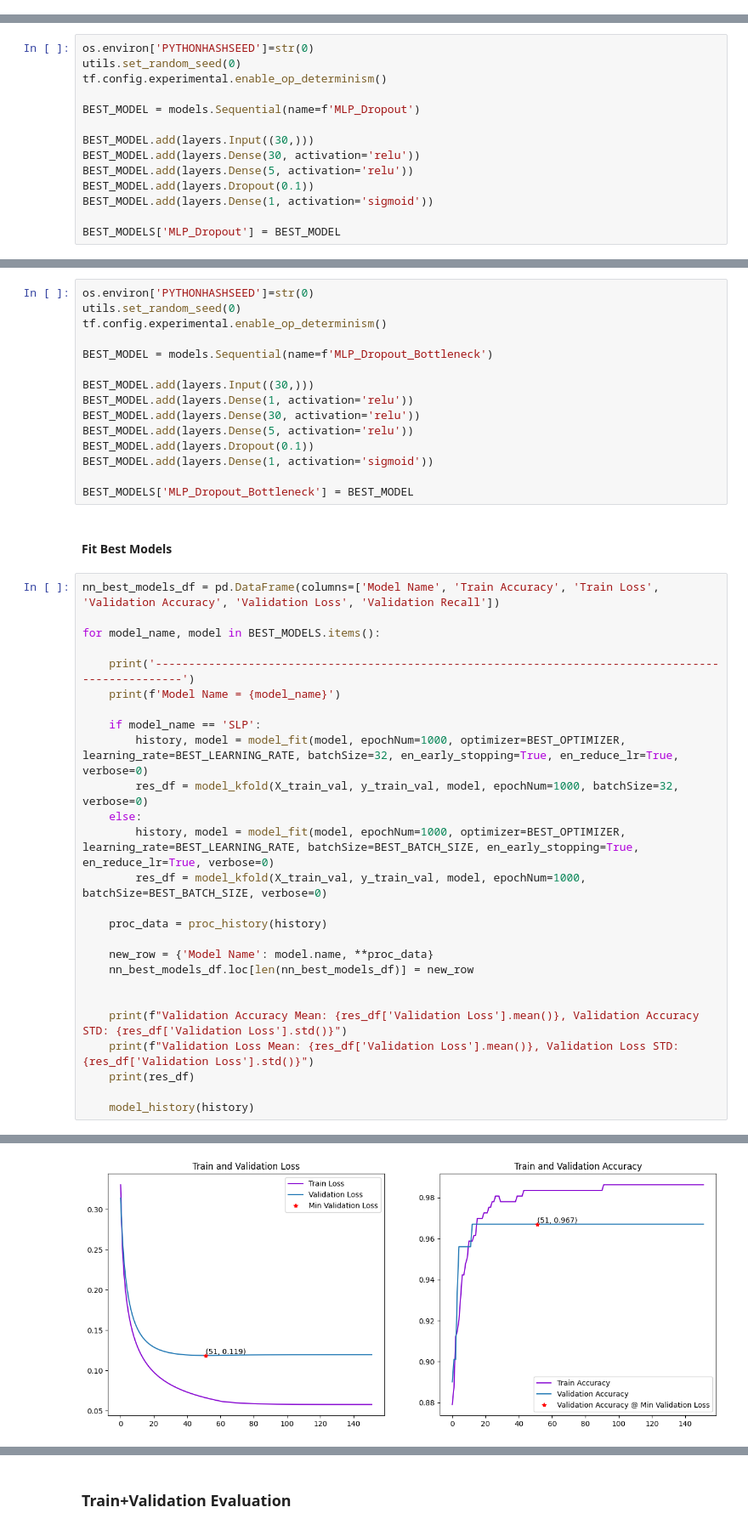
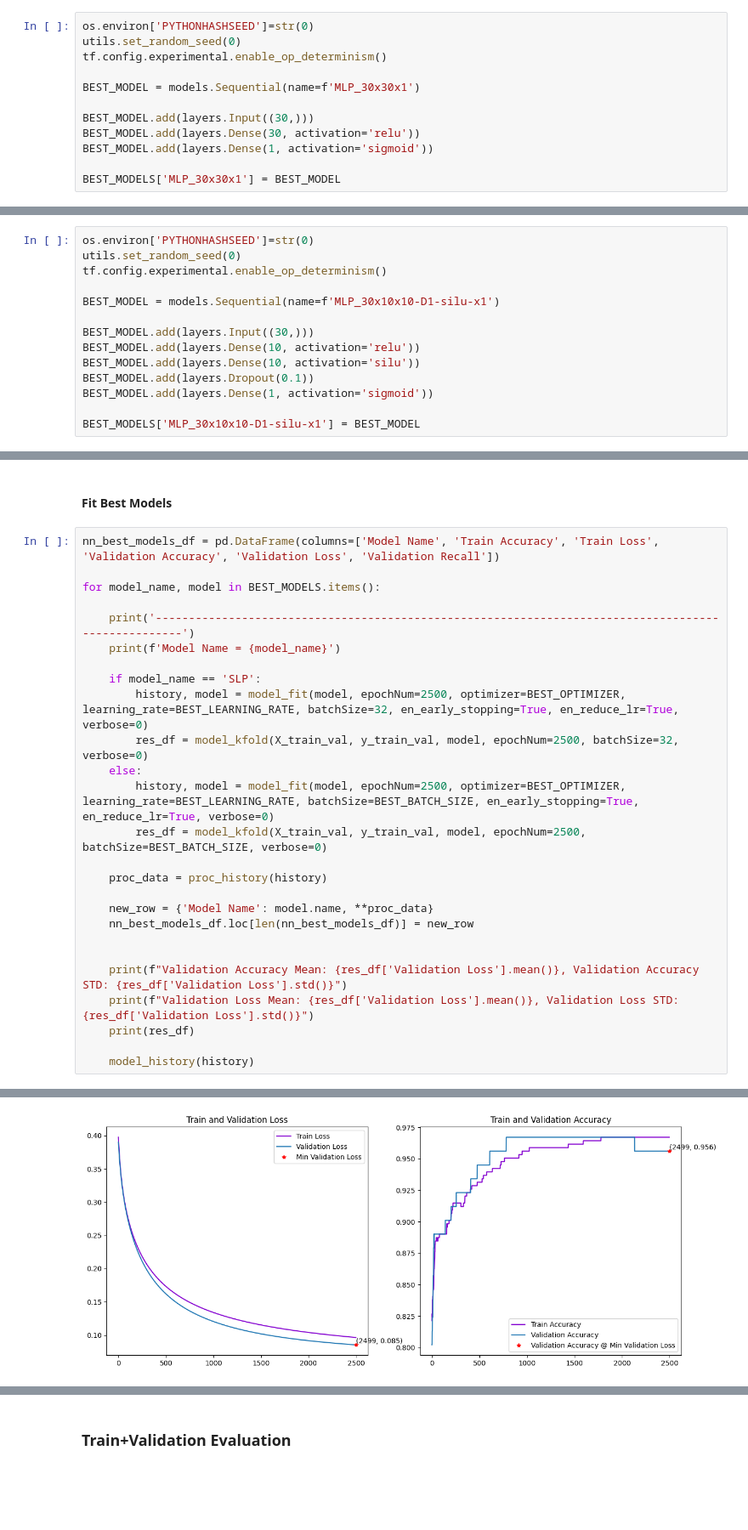
Before and after one commit to Team-AY/Breast-Cancer-Prediction, a Jupyter notebook: Best_models_results.ipynb, the cells around one changed output, grey strips where cells are left out. Shown at 85% size. Cells and saved outputs as stored; diff of their text form; blank space fills up the shorter version.

```diff
--- a/Best_models_results.ipynb
+++ b/Best_models_results.ipynb
@@ -238,0 +239,12 @@ BEST_MODELS['SLP'] = BEST_MODEL
+# %%
+os.environ['PYTHONHASHSEED']=str(0)
+utils.set_random_seed(0)
+tf.config.experimental.enable_op_determinism()
+
+BEST_MODEL = models.Sequential(name=f'MLP_30x30x1')
+
+BEST_MODEL.add(layers.Input((30,)))
+BEST_MODEL.add(layers.Dense(30, activation='relu'))
+BEST_MODEL.add(layers.Dense(1, activation='sigmoid'))
+
+BEST_MODELS['MLP_30x30x1'] = BEST_MODEL
@@ -241,12 +255,12 @@ os.environ['PYTHONHASHSEED']=str(0)
 utils.set_random_seed(0)
 tf.config.experimental.enable_op_determinism()
 
-BEST_MODEL = models.Sequential(name=f'MLP_Dropout')
+BEST_MODEL = models.Sequential(name=f'MLP_30x10x10-D1-silu-x1')
 
 BEST_MODEL.add(layers.Input((30,)))
-BEST_MODEL.add(layers.Dense(30, activation='relu'))
-BEST_MODEL.add(layers.Dense(5, activation='relu'))
+BEST_MODEL.add(layers.Dense(10, activation='relu'))
+BEST_MODEL.add(layers.Dense(10, activation='silu'))
 BEST_MODEL.add(layers.Dropout(0.1))
 BEST_MODEL.add(layers.Dense(1, activation='sigmoid'))
 
-BEST_MODELS['MLP_Dropout'] = BEST_MODEL
+BEST_MODELS['MLP_30x10x10-D1-silu-x1'] = BEST_MODEL
@@ -255,18 +267,3 @@ BEST_MODELS['MLP_Dropout'] = BEST_MODEL
-# %%
-os.environ['PYTHONHASHSEED']=str(0)
-utils.set_random_seed(0)
-tf.config.experimental.enable_op_determinism()
-
-BEST_MODEL = models.Sequential(name=f'MLP_Dropout_Bottleneck')
-
-BEST_MODEL.add(layers.Input((30,)))
-BEST_MODEL.add(layers.Dense(1, activation='relu'))
-BEST_MODEL.add(layers.Dense(30, activation='relu'))
-BEST_MODEL.add(layers.Dense(5, activation='relu'))
-BEST_MODEL.add(layers.Dropout(0.1))
-BEST_MODEL.add(layers.Dense(1, activation='sigmoid'))
-
-BEST_MODELS['MLP_Dropout_Bottleneck'] = BEST_MODEL
 # %% [markdown]
 #### Fit Best Models
 # %%
@@ -278,11 +275,11 @@ for model_name, model in BEST_MODELS.items():
     print(f'Model Name = {model_name}')
 
     if model_name == 'SLP':
-        history, model = model_fit(model, epochNum=1000, optimizer=BEST_OPTIMIZER, learning_rate=BEST_LEARNING_RATE, batchSize=32, en_early_stopping=True, en_reduce_lr=True, verbose=0)
-        res_df = model_kfold(X_train_val, y_train_val, model, epochNum=1000, batchSize=32, verbose=0)
+        history, model = model_fit(model, epochNum=2500, optimizer=BEST_OPTIMIZER, learning_rate=BEST_LEARNING_RATE, batchSize=32, en_early_stopping=True, en_reduce_lr=True, verbose=0)
+        res_df = model_kfold(X_train_val, y_train_val, model, epochNum=2500, batchSize=32, verbose=0)
     else:
-        history, model = model_fit(model, epochNum=1000, optimizer=BEST_OPTIMIZER, learning_rate=BEST_LEARNING_RATE, batchSize=BEST_BATCH_SIZE, en_early_stopping=True, en_reduce_lr=True, verbose=0)
-        res_df = model_kfold(X_train_val, y_train_val, model, epochNum=1000, batchSize=BEST_BATCH_SIZE, verbose=0)
+        history, model = model_fit(model, epochNum=2500, optimizer=BEST_OPTIMIZER, learning_rate=BEST_LEARNING_RATE, batchSize=BEST_BATCH_SIZE, en_early_stopping=True, en_reduce_lr=True, verbose=0)
+        res_df = model_kfold(X_train_val, y_train_val, model, epochNum=2500, batchSize=BEST_BATCH_SIZE, verbose=0)
 
     proc_data = proc_history(history)
 
@@ -316,2 +313,2 @@ Validation Loss Mean: 0.0725431926548481, Validation Loss STD: 0.034927799972017
-[figure, old version]
+[figure, new version]
 ----------------------------------------------------------------------------------------------------
```
Also changed, not shown: parts of 16 cells of this notebook, 1 other file.
